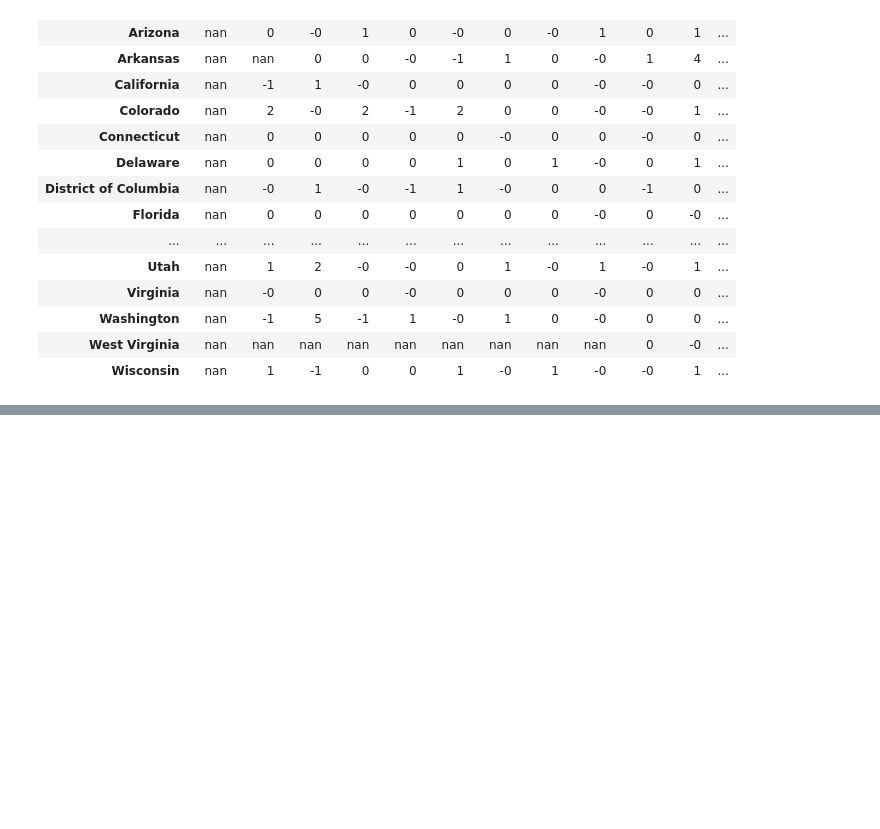
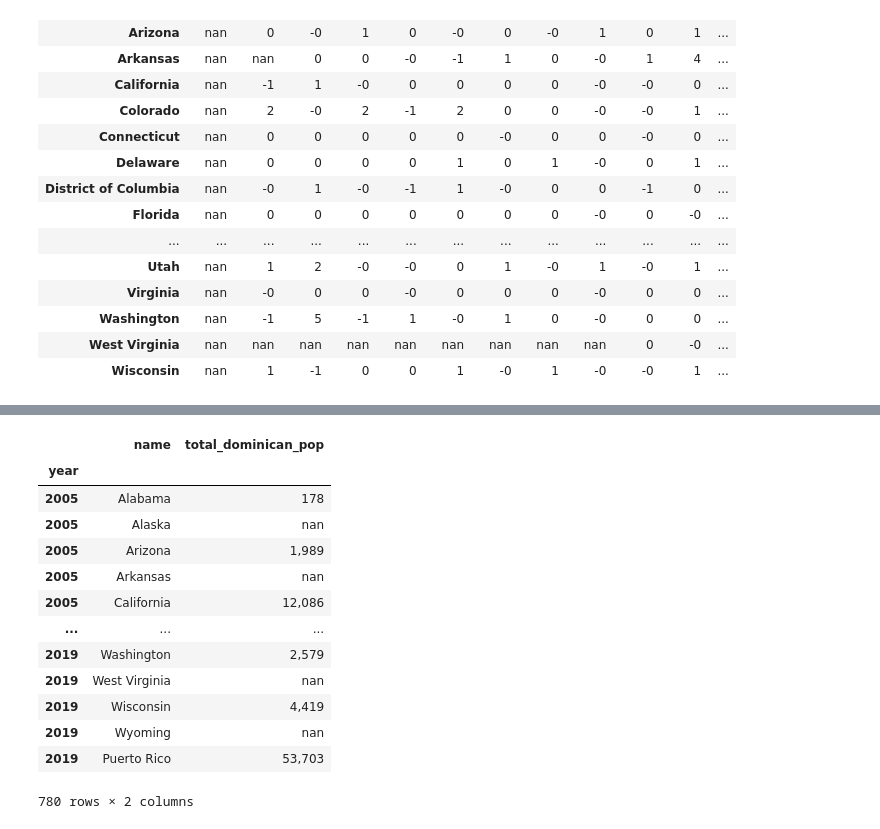
Before and after one commit to edejesus196/dominicans_us_census, a Jupyter notebook: dominicans_census.ipynb, the cells around one changed output, grey strips where cells are left out. Cells and saved outputs as stored; diff of their text form; code cells hidden in the pictures; blank space fills up the shorter version.

```diff
--- a/dominicans_census.ipynb
+++ b/dominicans_census.ipynb
@@ -135,0 +162,17 @@ df_pivot.pct_change(axis='columns')
+# %%
+df_2019
+# %% [output]
+|  | name | total_dominican_pop |
+| year |  |  |
+| 2005 | Alabama | 178 |
+| 2005 | Alaska | nan |
+| 2005 | Arizona | 1,989 |
+| 2005 | Arkansas | nan |
+| 2005 | California | 12,086 |
+| ... | ... | ... |
+| 2019 | Washington | 2,579 |
+| 2019 | West Virginia | nan |
+| 2019 | Wisconsin | 4,419 |
+| 2019 | Wyoming | nan |
+| 2019 | Puerto Rico | 53,703 |
+780 rows × 2 columns
```
Also changed, not shown: parts of 8 cells of this notebook.
